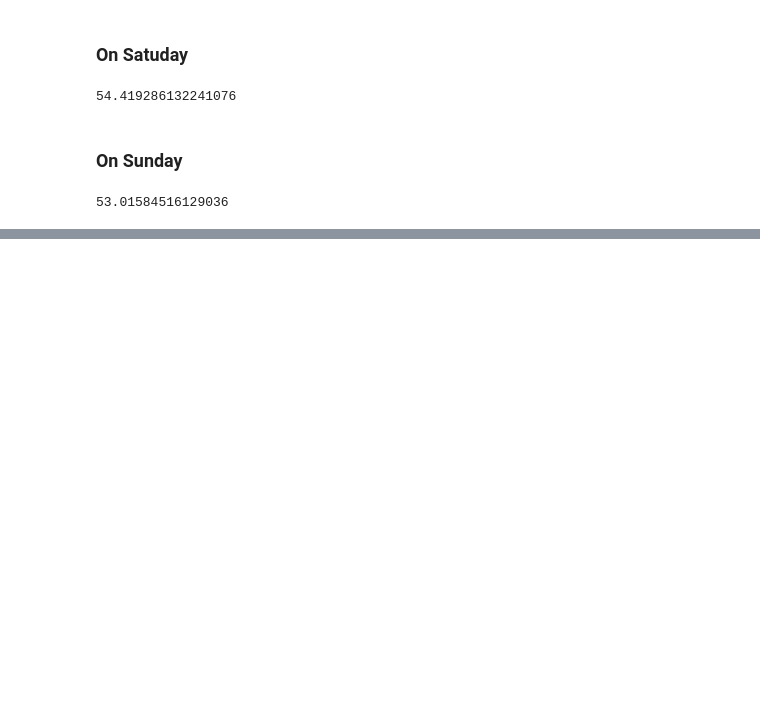
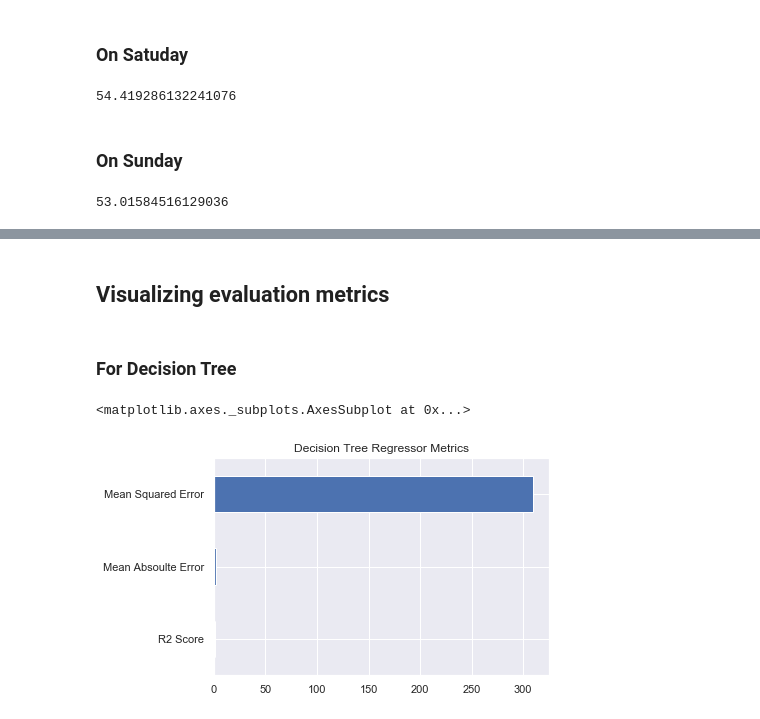
Before and after one commit to ashikshafi08/ANZ-Virtual-Internship, a Jupyter notebook: ANZ Real.ipynb, the cells around one changed output, grey strips where cells are left out. Drawn from its saved outputs; the diff is of its cells as text; code cells hidden in the pictures; blank space fills up the shorter version.

```diff
--- a/ANZ Real.ipynb
+++ b/ANZ Real.ipynb
@@ -922,0 +1272,15 @@ day_name_grp['amount'].mean().loc['Sunday']
+# %%
+# Importing the library
+from sklearn.tree import DecisionTreeRegressor
+
+np.random.seed(42)
+
+# Instantiate the model
+model_reg = DecisionTreeRegressor()
+model_reg.fit(X_train , y_train)
+
+# Score of the model
+model_reg.score(X_test , y_test)
+
+# Make predictions
+y_preds = model_reg.predict(X_test)
@@ -922,0 +1318,11 @@ day_name_grp['amount'].mean().loc['Sunday']
+# %%
+# Importing the libraries
+from sklearn.metrics import r2_score , mean_absolute_error , mean_squared_error
+
+# r2 score evalutation on decision tree
+r2_dec = r2_score(y_test , y_preds)
+# %%
+# Mean absoulte error on decision tree
+
+mae_dec = mean_absolute_error(y_test , y_preds)
+mae_dec
@@ -922,0 +1331,5 @@ day_name_grp['amount'].mean().loc['Sunday']
+# %%
+# Mean Squared Error on decision tree
+
+mse_dec = mean_squared_error(y_test , y_preds)
+mse_dec
@@ -922,0 +1491,17 @@ day_name_grp['amount'].mean().loc['Sunday']
+# %% [markdown]
+## Visualizing evaluation metrics
+# %% [markdown]
+### For Decision Tree
+# %%
+# Visualize decision tree regressor metrics
+
+decision_tree_metrics = pd.DataFrame({'R2 Score':r2_dec,
+                           'Mean Absoulte Error':mae_dec,
+                           'Mean Squared Error':mse_dec },
+                         index=[0])
+
+decision_tree_metrics.T.plot.barh(title = 'Decision Tree Regressor Metrics',
+                     legend= False)
+# %% [output]
+<matplotlib.axes._subplots.AxesSubplot at 0x...>
+[figure, added]
```
Also changed, not shown: parts of 164 cells of this notebook, 2 other files.
